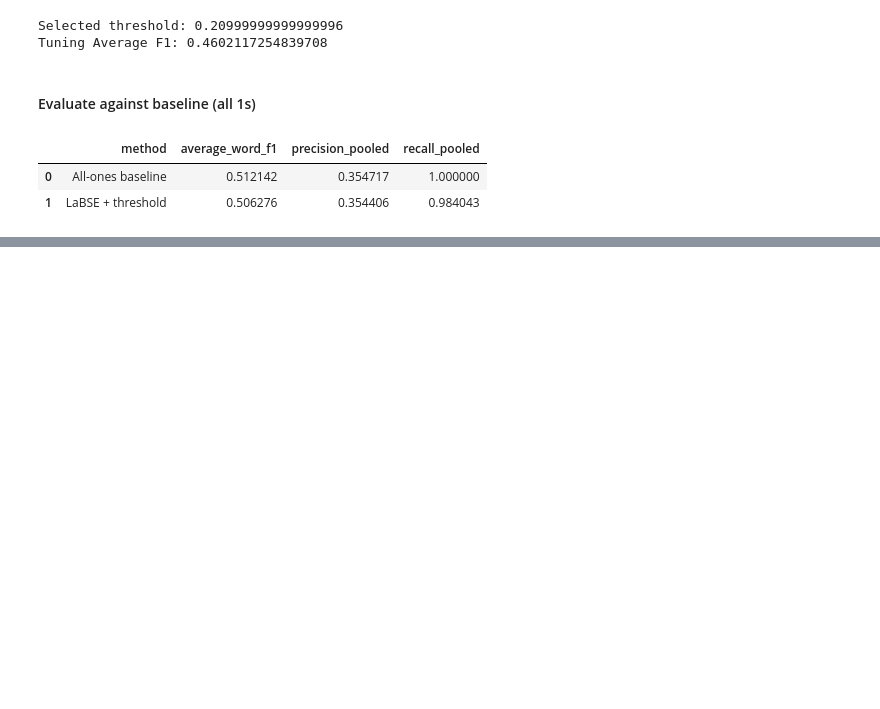
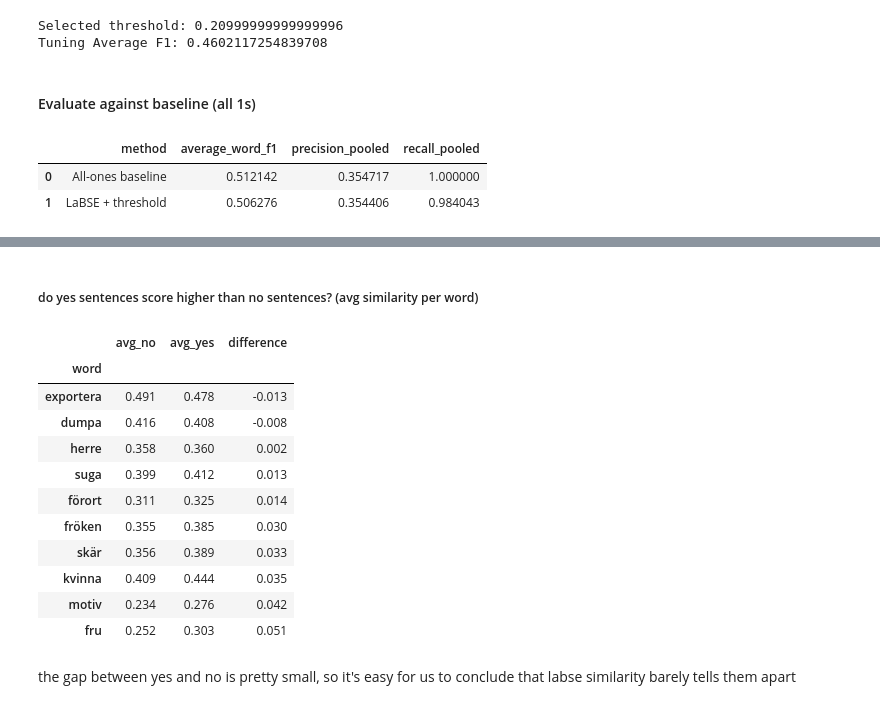
Before and after one commit to afridorian/semantic-change-over-time, a Jupyter notebook: src/swedish_subtask2.ipynb, the cells around one changed output, grey strips where cells are left out. Drawn from its saved outputs; the diff is of its cells as text; code cells hidden in the pictures; blank space fills up the shorter version.

Commit message:
add subtask 2 similarity analysis (ty)

```diff
--- a/src/swedish_subtask2.ipynb
+++ b/src/swedish_subtask2.ipynb
@@ -269,0 +311,5 @@ pd.DataFrame(comparison)
+# %%
+!mkdir -p ../outputs/subtask2
+scores = data[["word", "sentence_id", "similarity", "label"]]
+scores.to_csv("../outputs/subtask2/labse_scores.csv", index=False)
+scores.head()
@@ -269,0 +323,22 @@ pd.DataFrame(comparison)
+# %% [markdown]
+##### do yes sentences score higher than no sentences? (avg similarity per word)
+# %%
+avg = scores.pivot_table(index="word", columns="label", values="similarity").round(3)
+avg.columns = ["avg_no", "avg_yes"]
+avg["difference"] = avg["avg_yes"] - avg["avg_no"]
+avg.sort_values("difference")
+# %% [output]
+|  | avg_no | avg_yes | difference |
+| word |  |  |  |
+| exportera | 0.491 | 0.478 | -0.013 |
+| dumpa | 0.416 | 0.408 | -0.008 |
+| herre | 0.358 | 0.360 | 0.002 |
+| suga | 0.399 | 0.412 | 0.013 |
+| förort | 0.311 | 0.325 | 0.014 |
+| fröken | 0.355 | 0.385 | 0.030 |
+| skär | 0.356 | 0.389 | 0.033 |
+| kvinna | 0.409 | 0.444 | 0.035 |
+| motiv | 0.234 | 0.276 | 0.042 |
+| fru | 0.252 | 0.303 | 0.051 |
+# %% [markdown]
+the gap between yes and no is pretty small, so it's easy for us to conclude that labse similarity barely tells them apart
```
Also changed, not shown: parts of 7 cells of this notebook.
